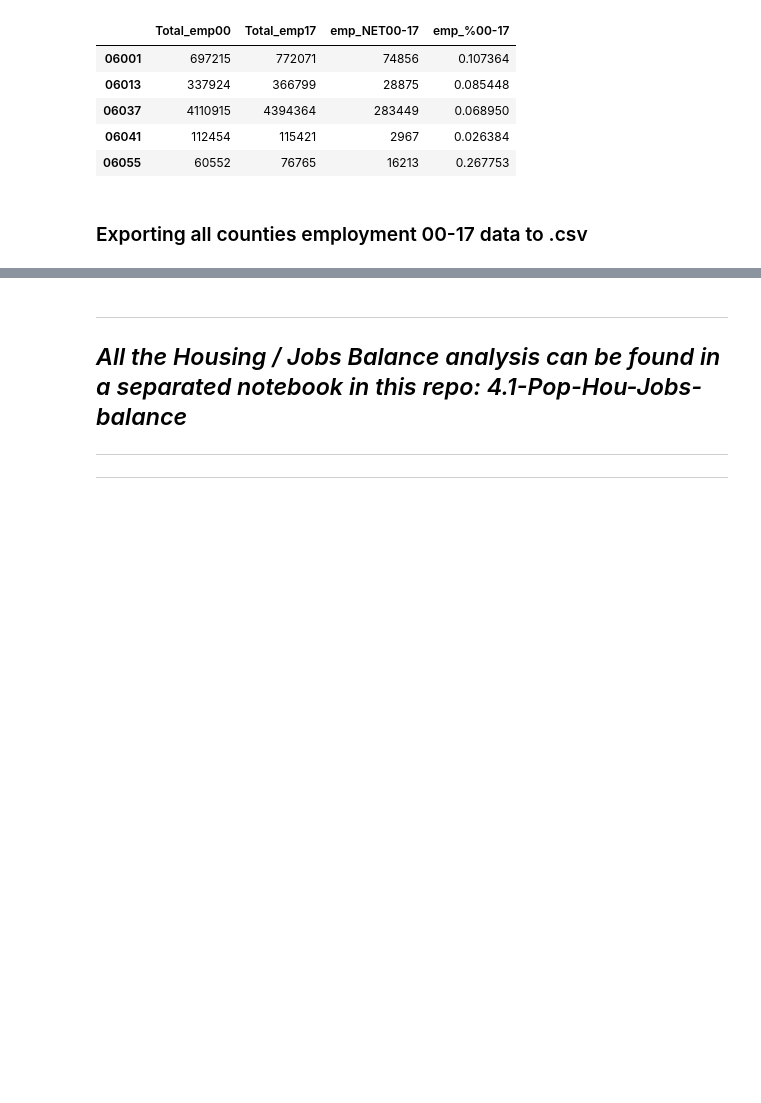
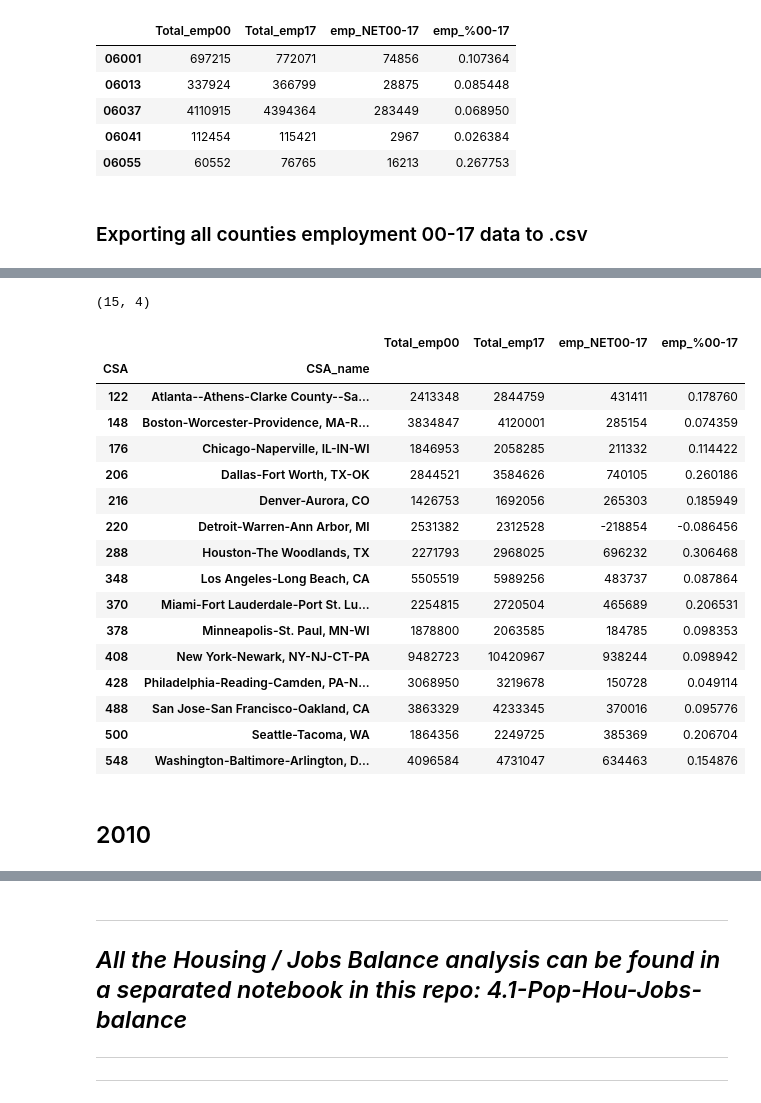
Before and after one commit to NYCPlanning/rp-USmetros_comparison, a Jupyter notebook: 4-EMPLOYMENT_BLS-QCEW10-17.ipynb, the cells around one changed output, grey strips where cells are left out. Drawn from its saved outputs; the diff is of its cells as text; code cells hidden in the pictures; blank space fills up the shorter version.

```diff
--- a/4-EMPLOYMENT_BLS-QCEW10-17.ipynb
+++ b/4-EMPLOYMENT_BLS-QCEW10-17.ipynb
@@ -350,0 +353,6 @@ JobsCO.to_csv('exports/Jobs00-17CO.csv')
+# %%
+JobsCO_CSA = JobsCO.iloc[:,:-2].merge(geo, left_index=True,
+                                right_on='STCO').set_index('County_name')
+
+print(JobsCO_CSA.shape)
+JobsCO_CSA.tail()
@@ -350,0 +368,28 @@ JobsCO.to_csv('exports/Jobs00-17CO.csv')
+# %%
+JobsCSA = JobsCO_CSA.groupby(['CSA', 'CSA_name']).sum()
+
+JobsCSA['emp_NET00-17'] = JobsCSA['Total_emp17'] - JobsCSA['Total_emp00']
+JobsCSA['emp_%00-17'] = (JobsCSA['Total_emp17'] - JobsCSA['Total_emp00']) \
+                                                / JobsCSA['Total_emp00']
+
+print(JobsCSA.shape)
+JobsCSA
+# %% [output]
+(15, 4)
+|  |  | Total_emp00 | Total_emp17 | emp_NET00-17 | emp_%00-17 |
+| CSA | CSA_name |  |  |  |  |
+| 122 | Atlanta--Athens-Clarke County--Sa... | 2413348 | 2844759 | 431411 | 0.178760 |
+| 148 | Boston-Worcester-Providence, MA-R... | 3834847 | 4120001 | 285154 | 0.074359 |
+| 176 | Chicago-Naperville, IL-IN-WI | 1846953 | 2058285 | 211332 | 0.114422 |
+| 206 | Dallas-Fort Worth, TX-OK | 2844521 | 3584626 | 740105 | 0.260186 |
+| 216 | Denver-Aurora, CO | 1426753 | 1692056 | 265303 | 0.185949 |
+| 220 | Detroit-Warren-Ann Arbor, MI | 2531382 | 2312528 | -218854 | -0.086456 |
+| 288 | Houston-The Woodlands, TX | 2271793 | 2968025 | 696232 | 0.306468 |
+| 348 | Los Angeles-Long Beach, CA | 5505519 | 5989256 | 483737 | 0.087864 |
+| 370 | Miami-Fort Lauderdale-Port St. Lu... | 2254815 | 2720504 | 465689 | 0.206531 |
+| 378 | Minneapolis-St. Paul, MN-WI | 1878800 | 2063585 | 184785 | 0.098353 |
+| 408 | New York-Newark, NY-NJ-CT-PA | 9482723 | 10420967 | 938244 | 0.098942 |
+| 428 | Philadelphia-Reading-Camden, PA-N... | 3068950 | 3219678 | 150728 | 0.049114 |
+| 488 | San Jose-San Francisco-Oakland, CA | 3863329 | 4233345 | 370016 | 0.095776 |
+| 500 | Seattle-Tacoma, WA | 1864356 | 2249725 | 385369 | 0.206704 |
+| 548 | Washington-Baltimore-Arlington, D... | 4096584 | 4731047 | 634463 | 0.154876 |
@@ -350,0 +398,2 @@ JobsCO.to_csv('exports/Jobs00-17CO.csv')
+# %% [markdown]
+## 2010
```
Also changed, not shown: parts of 12 cells of this notebook, 3 other files.
